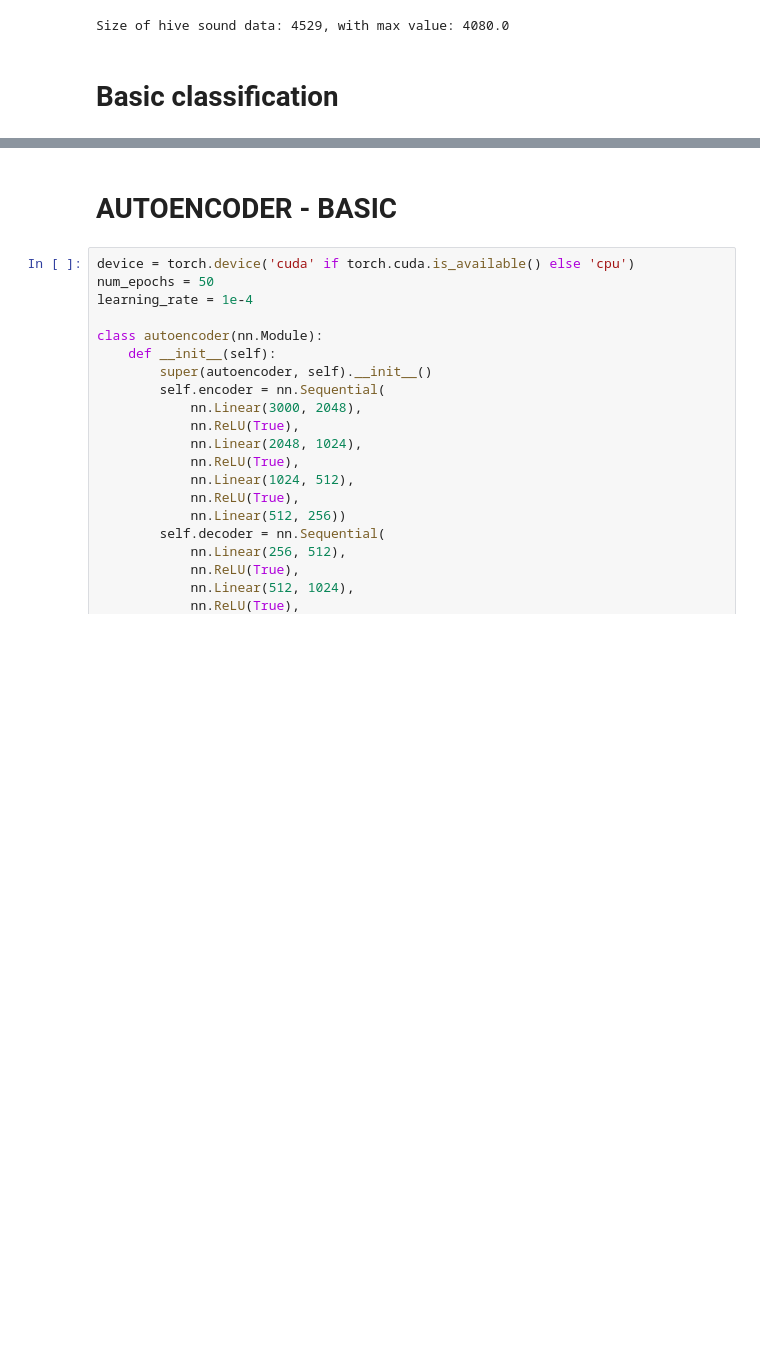
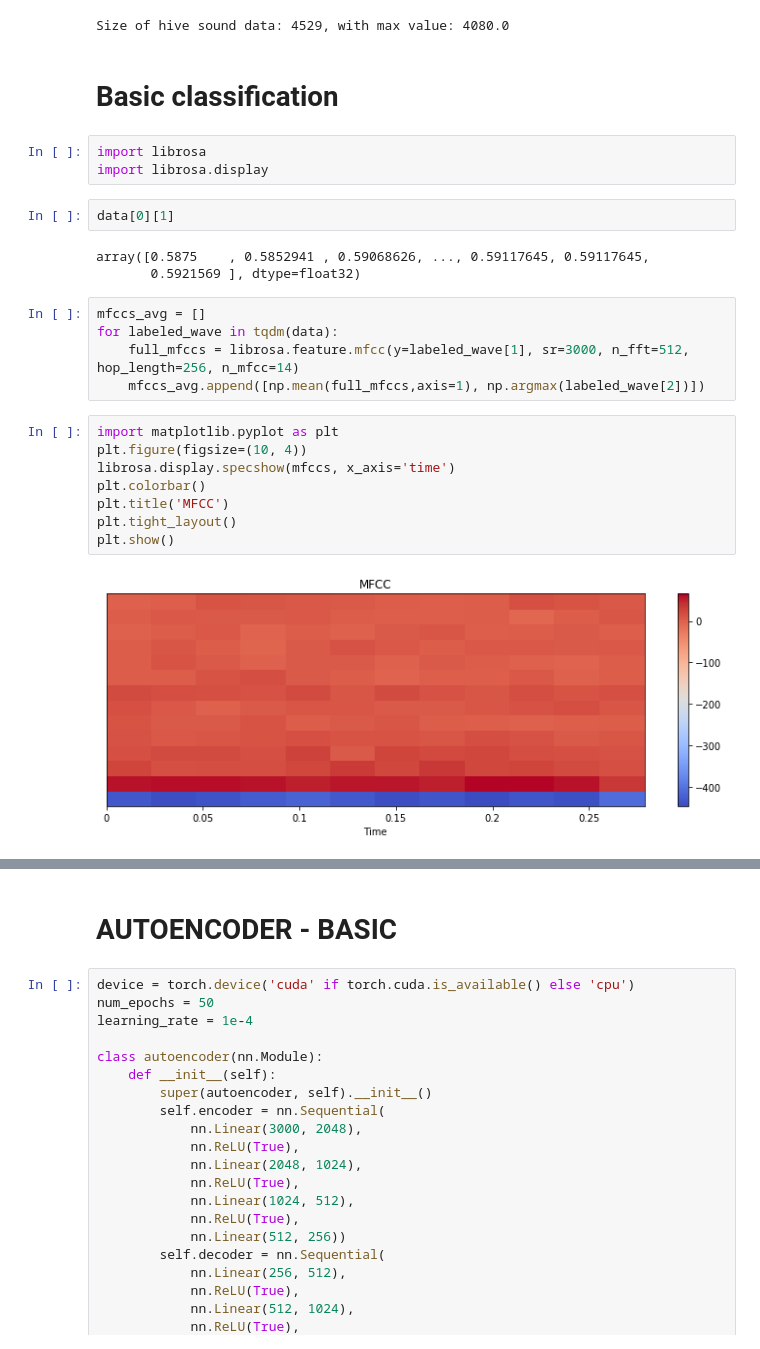
Before and after one commit to tymons/buzz-models, a Jupyter notebook: smartula.ipynb, the cells around one changed output, grey strips where cells are left out. Drawn from its saved outputs; the diff is of its cells as text; blank space fills up the shorter version.

```diff
--- a/smartula.ipynb
+++ b/smartula.ipynb
@@ -90,3 +90,26 @@ Data preparation for hive: 1400002
 Size of hive sound data: 4529, with max value: 4080.0
 # %% [markdown]
 # Basic classification
+# %%
+import librosa
+import librosa.display
+# %%
+data[0][1]
+# %% [output]
+array([0.5875    , 0.5852941 , 0.59068626, ..., 0.59117645, 0.59117645,
+       0.5921569 ], dtype=float32)
+# %%
+mfccs_avg = []
+for labeled_wave in tqdm(data):
+    full_mfccs = librosa.feature.mfcc(y=labeled_wave[1], sr=3000, n_fft=512, hop_length=256, n_mfcc=14)
+    mfccs_avg.append([np.mean(full_mfccs,axis=1), np.argmax(labeled_wave[2])])
+# %%
+import matplotlib.pyplot as plt
+plt.figure(figsize=(10, 4))
+librosa.display.specshow(mfccs, x_axis='time')
+plt.colorbar()
+plt.title('MFCC')
+plt.tight_layout()
+plt.show()
+# %% [output]
+[figure, added]
```
Also changed, not shown: parts of 3 cells of this notebook, 3 other files.
